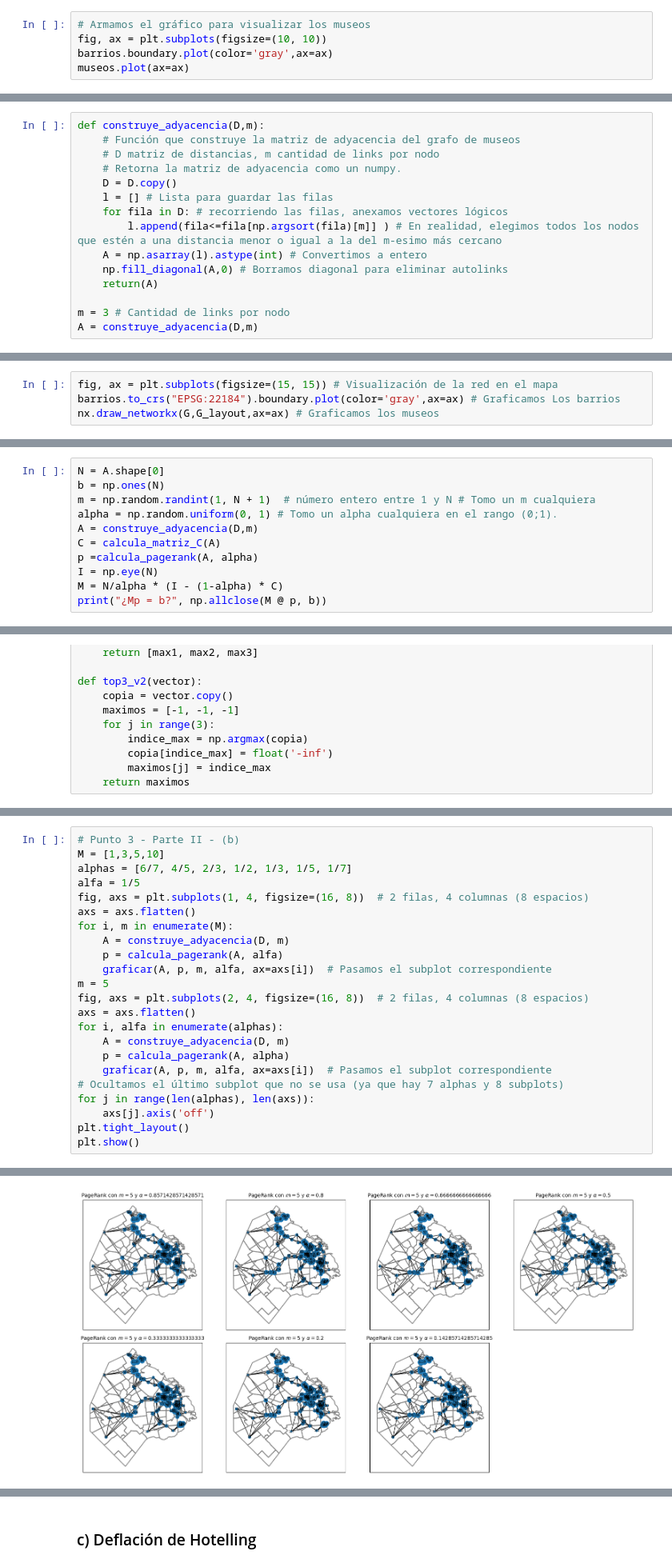
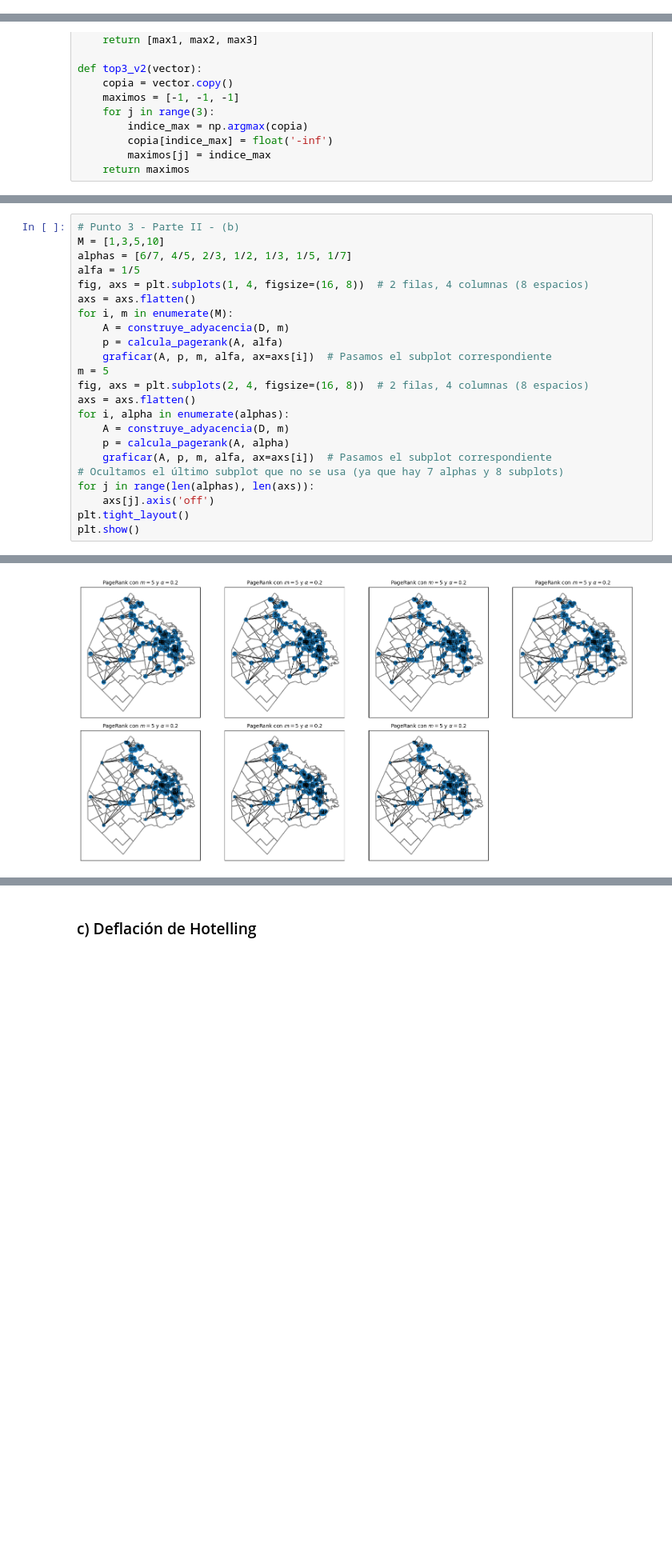
Before and after one commit to A9DJCP/TP1-ALC, a Jupyter notebook: TP1_template.ipynb, the cells around one changed output, grey strips where cells are left out. Shown at 80% size. Cells and saved outputs as stored; diff of their text form; blank space fills up the shorter version.

```diff
--- a/TP1_template.ipynb
+++ b/TP1_template.ipynb
@@ -27,5 +20,0 @@ barrios = gpd.read_file('https://cdn.buenosaires.gob.ar/datosabiertos/datasets/m
-# %%
-# Armamos el gráfico para visualizar los museos
-fig, ax = plt.subplots(figsize=(10, 10))
-barrios.boundary.plot(color='gray',ax=ax)
-museos.plot(ax=ax)
@@ -46,15 +30,0 @@ D = museos.to_crs("EPSG:22184").geometry.apply(lambda g: museos.to_crs("EPSG:221
-# %%
-def construye_adyacencia(D,m):
-    # Función que construye la matriz de adyacencia del grafo de museos
-    # D matriz de distancias, m cantidad de links por nodo
-    # Retorna la matriz de adyacencia como un numpy.
-    D = D.copy()
-    l = [] # Lista para guardar las filas
-    for fila in D: # recorriendo las filas, anexamos vectores lógicos
-        l.append(fila<=fila[np.argsort(fila)[m]] ) # En realidad, elegimos todos los nodos que estén a una distancia menor o igual a la del m-esimo más cercano
-    A = np.asarray(l).astype(int) # Convertimos a entero
-    np.fill_diagonal(A,0) # Borramos diagonal para eliminar autolinks
-    return(A)
-
-m = 3 # Cantidad de links por nodo
-A = construye_adyacencia(D,m)
@@ -67,4 +30,0 @@ G_layout = {i:v for i,v in enumerate(zip(museos.to_crs("EPSG:22184").get_coordin
-# %%
-fig, ax = plt.subplots(figsize=(15, 15)) # Visualización de la red en el mapa
-barrios.to_crs("EPSG:22184").boundary.plot(color='gray',ax=ax) # Graficamos Los barrios
-nx.draw_networkx(G,G_layout,ax=ax) # Graficamos los museos
@@ -104,14 +62,3 @@ $$
 $$
 
 Que es justamente $Mp = b$
-# %%
-N = A.shape[0]
-b = np.ones(N)
-m = np.random.randint(1, N + 1)  # número entero entre 1 y N # Tomo un m cualquiera
-alpha = np.random.uniform(0, 1) # Tomo un alpha cualquiera en el rango (0;1).
-A = construye_adyacencia(D,m)
-C = calcula_matriz_C(A)
-p =calcula_pagerank(A, alpha)
-I = np.eye(N)
-M = N/alpha * (I - (1-alpha) * C)
-print("¿Mp = b?", np.allclose(M @ p, b))
@@ -474,29 +416,29 @@ Text(0, 0.5, 'Page Rank')
 # %%
 # Punto 3 - Parte II - (b)
 M = [1,3,5,10]
 alphas = [6/7, 4/5, 2/3, 1/2, 1/3, 1/5, 1/7]
 alfa = 1/5
 fig, axs = plt.subplots(1, 4, figsize=(16, 8))  # 2 filas, 4 columnas (8 espacios)
 axs = axs.flatten()
 for i, m in enumerate(M):
     A = construye_adyacencia(D, m)
     p = calcula_pagerank(A, alfa)
     graficar(A, p, m, alfa, ax=axs[i])  # Pasamos el subplot correspondiente
 m = 5
 fig, axs = plt.subplots(2, 4, figsize=(16, 8))  # 2 filas, 4 columnas (8 espacios)
 axs = axs.flatten()
-for i, alfa in enumerate(alphas):
+for i, alpha in enumerate(alphas):
     A = construye_adyacencia(D, m)
     p = calcula_pagerank(A, alpha)
     graficar(A, p, m, alfa, ax=axs[i])  # Pasamos el subplot correspondiente
 # Ocultamos el último subplot que no se usa (ya que hay 7 alphas y 8 subplots)
 for j in range(len(alphas), len(axs)):
     axs[j].axis('off')
 plt.tight_layout()
 plt.show()
 # %% [output]
 [figure]
-[figure, old version]
+[figure, new version]
 # %% [markdown]
 ***Pregunta:*** *¿Qué regiones se vuelven más predominantes al aumentar α? ¿Y al aumentar m?*
 
```
Also changed, not shown: parts of 34 cells of this notebook, 1 other file.
